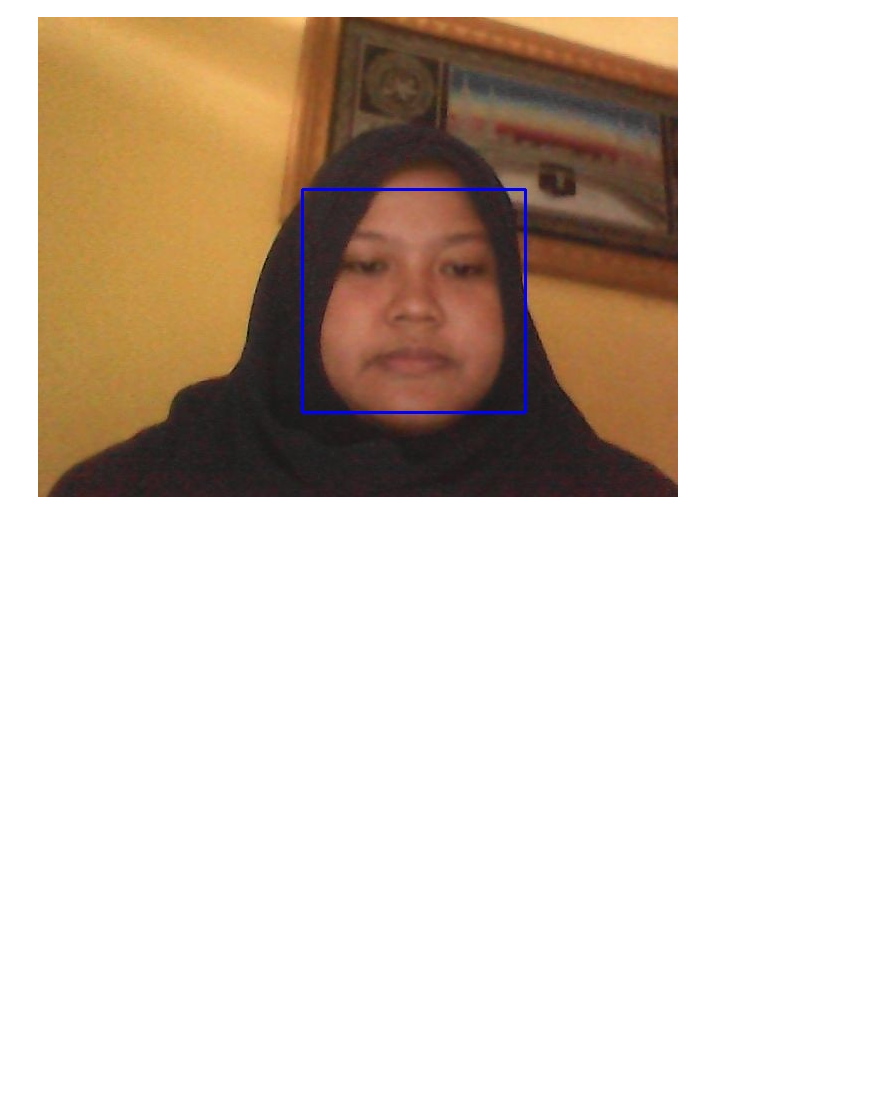
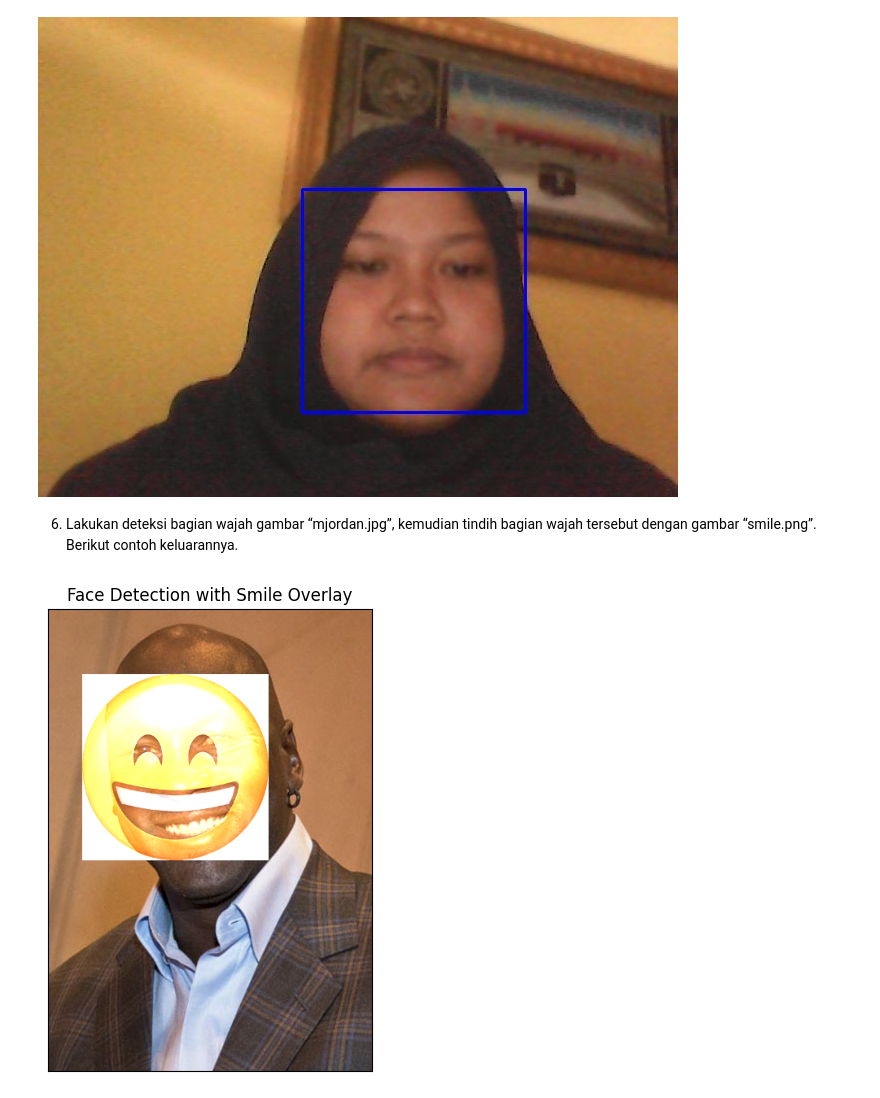
Before and after one commit to AlifiyulAkyun/PCVK_Genap_2023, a Jupyter notebook: Week12.ipynb, the cells around one changed output. Drawn from its saved outputs; the diff is of its cells as text; code cells hidden in the pictures; blank space fills up the shorter version.

```diff
--- a/Week12.ipynb
+++ b/Week12.ipynb
@@ -303,3 +303,31 @@ except Exception as err:
 (480, 640)
 Saved to photo.jpg
 [figure]
+# %% [markdown]
+6. Lakukan deteksi bagian wajah gambar “mjordan.jpg”, kemudian tindih bagian wajah tersebut dengan gambar “smile.png”. Berikut contoh keluarannya.
+# %%
+# Load the cascade
+cascade_wajah = cv.CascadeClassifier('/content/drive/MyDrive/PCVK/Face Detection/haarcascade_frontalface_alt.xml')
+
+# Load the images
+img = cv.imread('/content/drive/MyDrive/PCVK/Face Detection/mjordan.jpg')
+smile = cv.imread('/content/drive/MyDrive/PCVK/Face Detection/smile.png', cv.IMREAD_UNCHANGED)
+
+# Convert the images to grayscale
+gray = cv.cvtColor(img, cv.COLOR_BGR2GRAY)
+
+# Detect faces
+faces = cascade_wajah.detectMultiScale(gray, scaleFactor=1.1, minNeighbors=5)
+
+# Draw rectangle around the faces and overlay the smile image
+for (x, y, w, h) in faces:
+    smile_resized = cv.resize(smile, (w, h))
+    img[y:y+h, x:x+w] = cv2.addWeighted(img[y:y+h, x:x+w], 1, smile_resized[:, :, 0:3], 1, 0)
+
+# Display the images
+plt.figure(figsize=(12, 6))
+plt.subplot(122), plt.imshow(cv.cvtColor(img, cv.COLOR_BGR2RGB))
+plt.title('Face Detection with Smile Overlay'), plt.xticks([]), plt.yticks([])
+plt.show()
+# %% [output]
+[figure, added]
```
Also changed, not shown: parts of 3 cells of this notebook.
